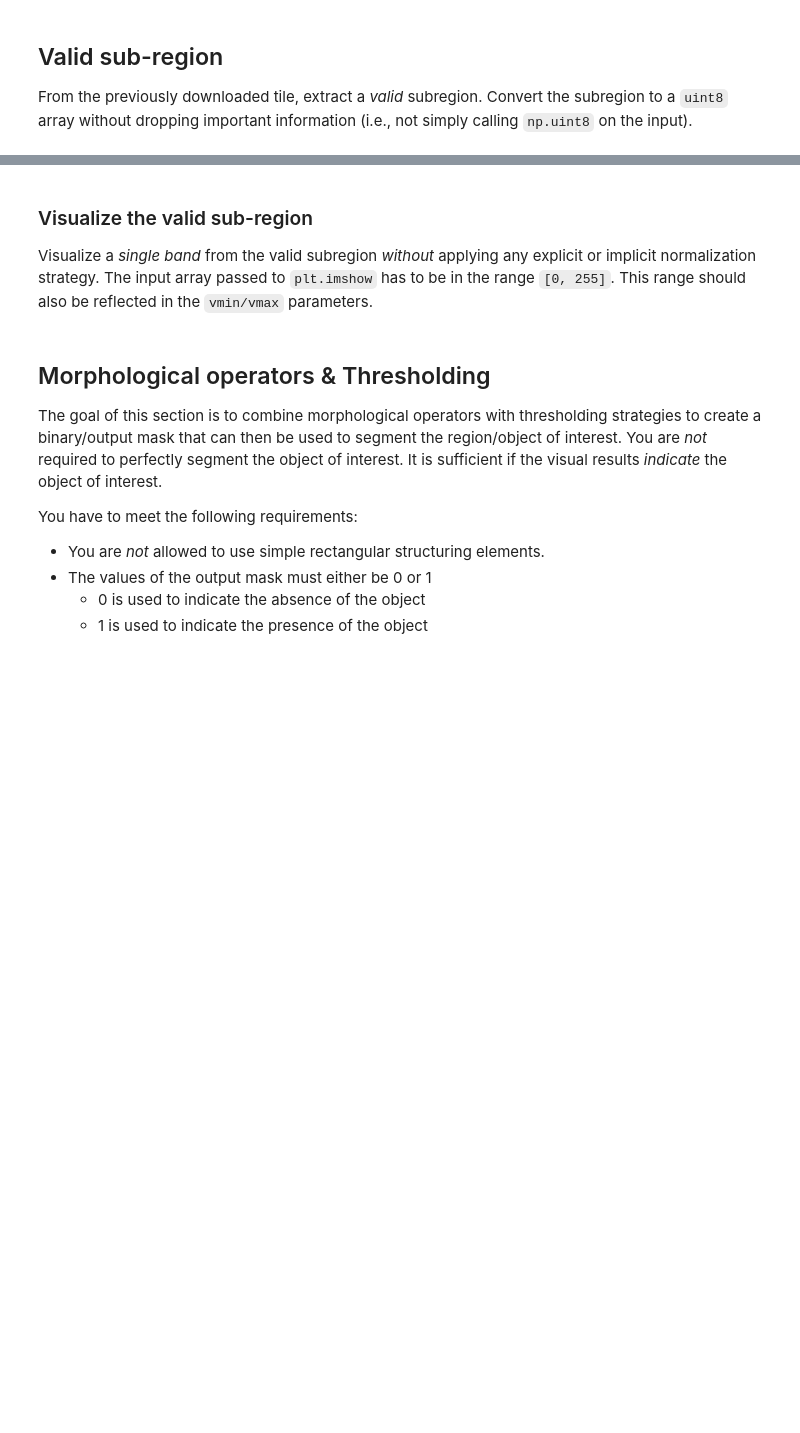
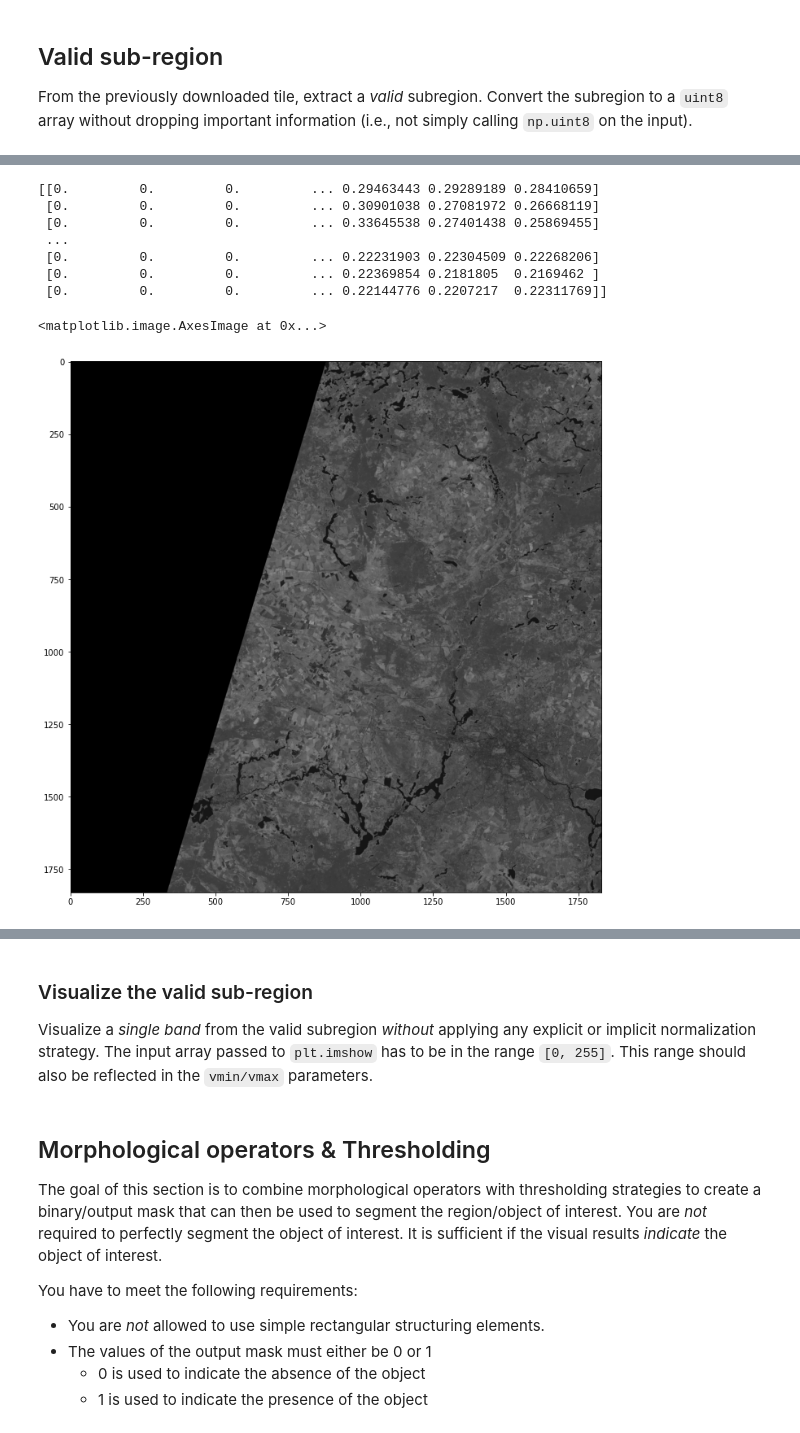
Before and after one commit to stahir01/Image-Processing-for-Remote-Sensing, a Jupyter notebook: HW01.ipynb, the cells around one changed output, grey strips where cells are left out. Cells and saved outputs as stored; diff of their text form; code cells hidden in the pictures; blank space fills up the shorter version.

```diff
--- a/HW01.ipynb
+++ b/HW01.ipynb
@@ -164,0 +253,25 @@ subregion_uint8 = ...
+# %%
+#Normalize the image
+
+def normalized_data(data):
+    if np.any(data) < 0:
+        return 0
+    elif np.any(data) > 1:
+        return 1
+    else:
+        return (data - np.min(data)) / (np.max(data) - np.min(data))
+
+norm_band05 = normalized_data(band05_data)
+print(norm_band05)
+plt.figure(figsize=(12, 12))
+plt.imshow(norm_band05, cmap ='gray')
+# %% [output]
+[[0.         0.         0.         ... 0.29463443 0.29289189 0.28410659]
+ [0.         0.         0.         ... 0.30901038 0.27081972 0.26668119]
+ [0.         0.         0.         ... 0.33645538 0.27401438 0.25869455]
+ ...
+ [0.         0.         0.         ... 0.22231903 0.22304509 0.22268206]
+ [0.         0.         0.         ... 0.22369854 0.2181805  0.2169462 ]
+ [0.         0.         0.         ... 0.22144776 0.2207217  0.22311769]]
+<matplotlib.image.AxesImage at 0x...>
+[figure, added]
```
Also changed, not shown: parts of 9 cells of this notebook.
